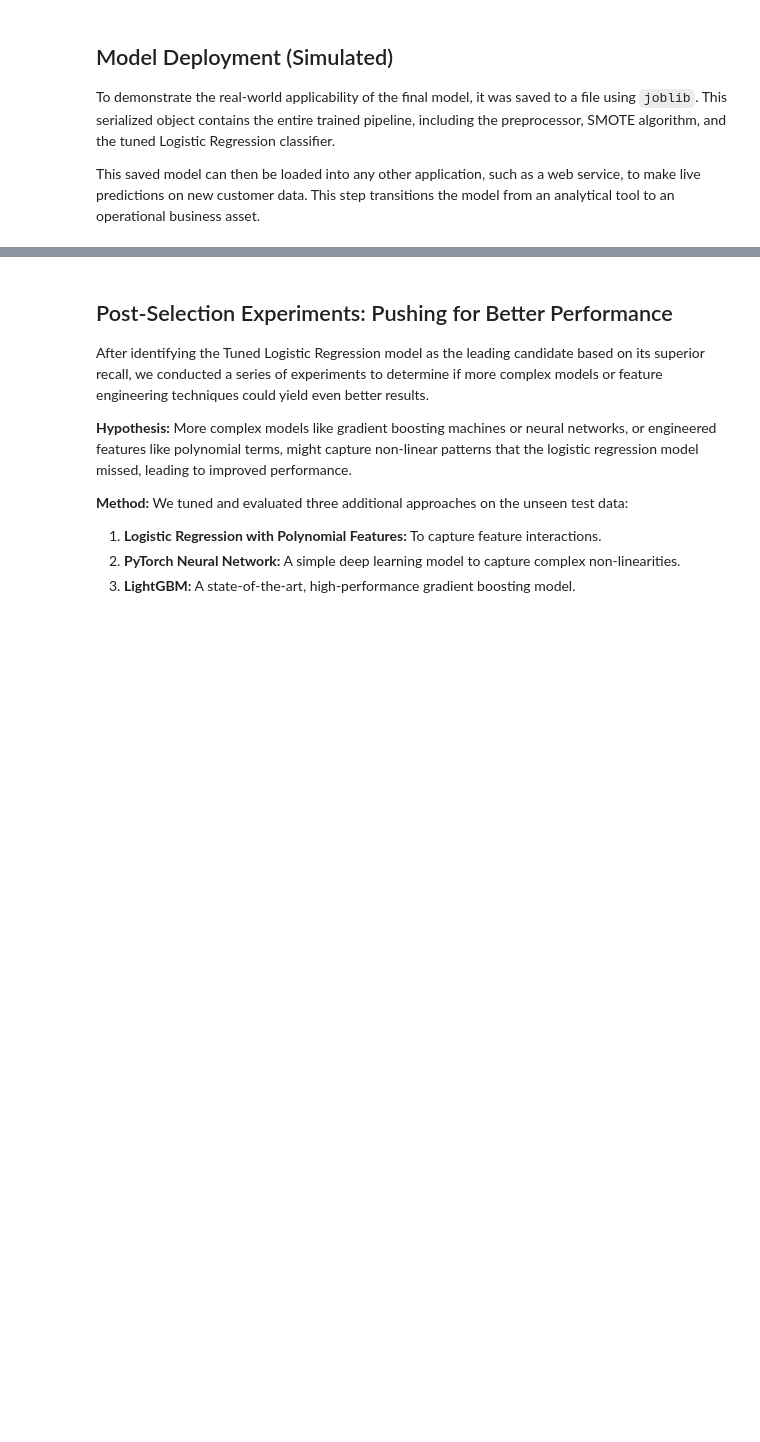
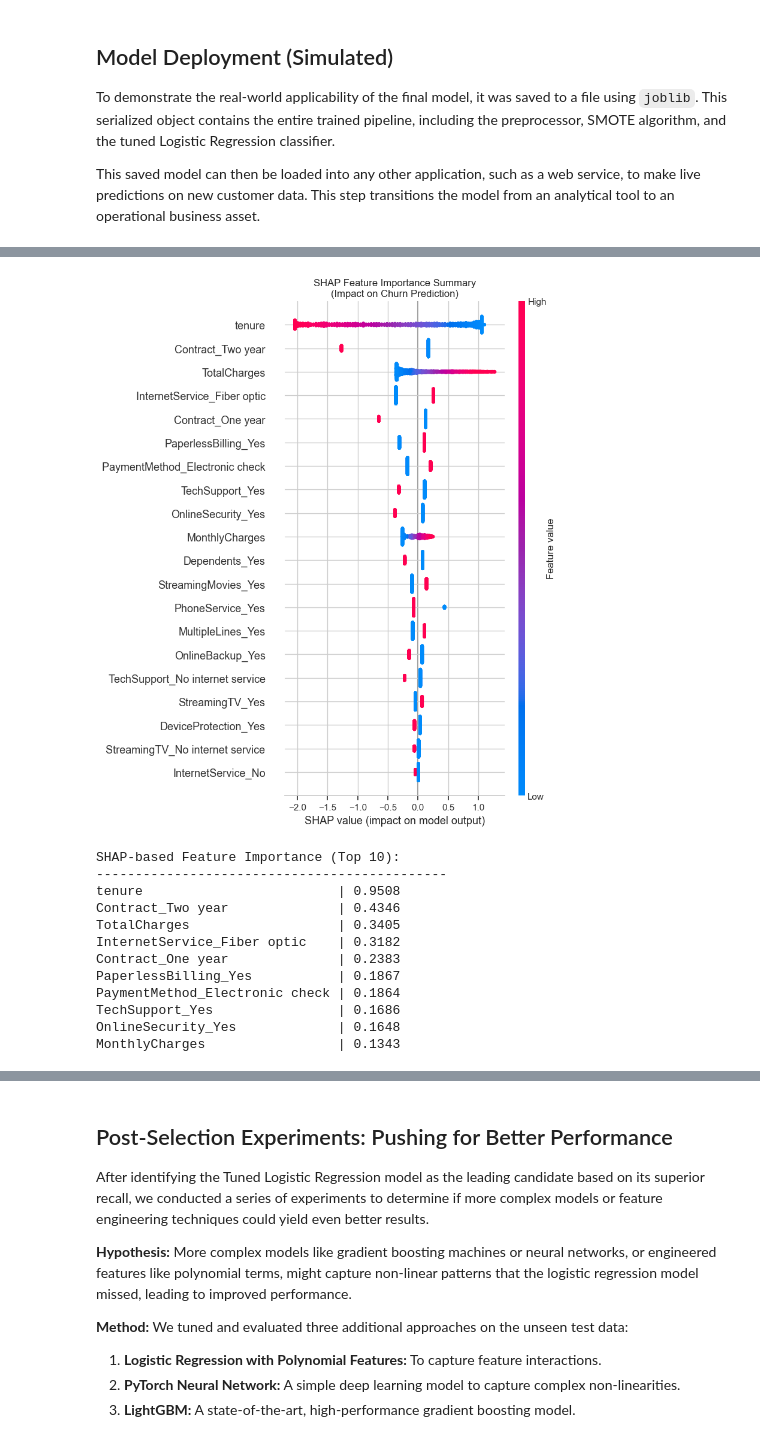
Before and after one commit to T-srikrishna/telco-churn-prediction, a Jupyter notebook: Project_Report.ipynb, the cells around one changed output, grey strips where cells are left out. Saved outputs shown, nothing was run; the diff lists cells and outputs as text; code cells hidden in the pictures; blank space fills up the shorter version.

```diff
--- a/Project_Report.ipynb
+++ b/Project_Report.ipynb
@@ -575,0 +819,63 @@ This saved model can then be loaded into any other application, such as a web se
+# %%
+# SHAP Analysis for Enhanced Interpretability
+try:
+    import shap
+
+    # Get processed training data for SHAP
+    X_train_processed_shap = best_model.named_steps['preprocessor'].transform(X_train)
+    X_train_processed_shap = best_model.named_steps['smote'].fit_resample(X_train_processed_shap, y_train)[0]
+
+    # Create SHAP explainer for logistic regression
+    explainer = shap.LinearExplainer(lr_classifier, X_train_processed_shap)
+
+    # Calculate SHAP values for test set
+    X_test_processed_shap = best_model.named_steps['preprocessor'].transform(X_test)
+    shap_values = explainer.shap_values(X_test_processed_shap)
+
+    # Create SHAP summary plot
+    plt.figure(figsize=(10, 8))
+    shap.summary_plot(shap_values, X_test_processed_shap, feature_names=feature_names, show=False)
+    plt.title('SHAP Feature Importance Summary\n(Impact on Churn Prediction)')
+    plt.tight_layout()
+    plt.show()
+
+    # SHAP feature importance
+    shap_importance = np.abs(shap_values).mean(0)
+    shap_df = pd.DataFrame({
+        'Feature': feature_names,
+        'SHAP_Importance': shap_importance
+    }).sort_values('SHAP_Importance', ascending=False)
+
+    print("\nSHAP-based Feature Importance (Top 10):")
+    print("-" * 45)
+    for idx, row in shap_df.head(10).iterrows():
+        print(f"{row['Feature']:<30} | {row['SHAP_Importance']:.4f}")
+
+except ImportError:
+    print("SHAP not available. Install with: pip install shap")
+    print("Continuing with coefficient-based analysis...")
+
+    # Alternative: Show feature importance based on coefficients
+    plt.figure(figsize=(10, 6))
+    top_10_features = feature_importance_df.head(10)
+    plt.barh(range(len(top_10_features)), top_10_features['Abs_Coefficient'])
+    plt.yticks(range(len(top_10_features)), top_10_features['Feature'])
+    plt.xlabel('Absolute Coefficient Value')
+    plt.title('Top 10 Most Important Features (Absolute Coefficient Values)')
+    plt.gca().invert_yaxis()
+    plt.tight_layout()
+    plt.show()
+# %% [output]
+[figure, added]
+SHAP-based Feature Importance (Top 10):
+---------------------------------------------
+tenure                         | 0.9508
+Contract_Two year              | 0.4346
+TotalCharges                   | 0.3405
+InternetService_Fiber optic    | 0.3182
+Contract_One year              | 0.2383
+PaperlessBilling_Yes           | 0.1867
+PaymentMethod_Electronic check | 0.1864
+TechSupport_Yes                | 0.1686
+OnlineSecurity_Yes             | 0.1648
+MonthlyCharges                 | 0.1343
```
Also changed, not shown: parts of 16 cells of this notebook, 14 other files.
